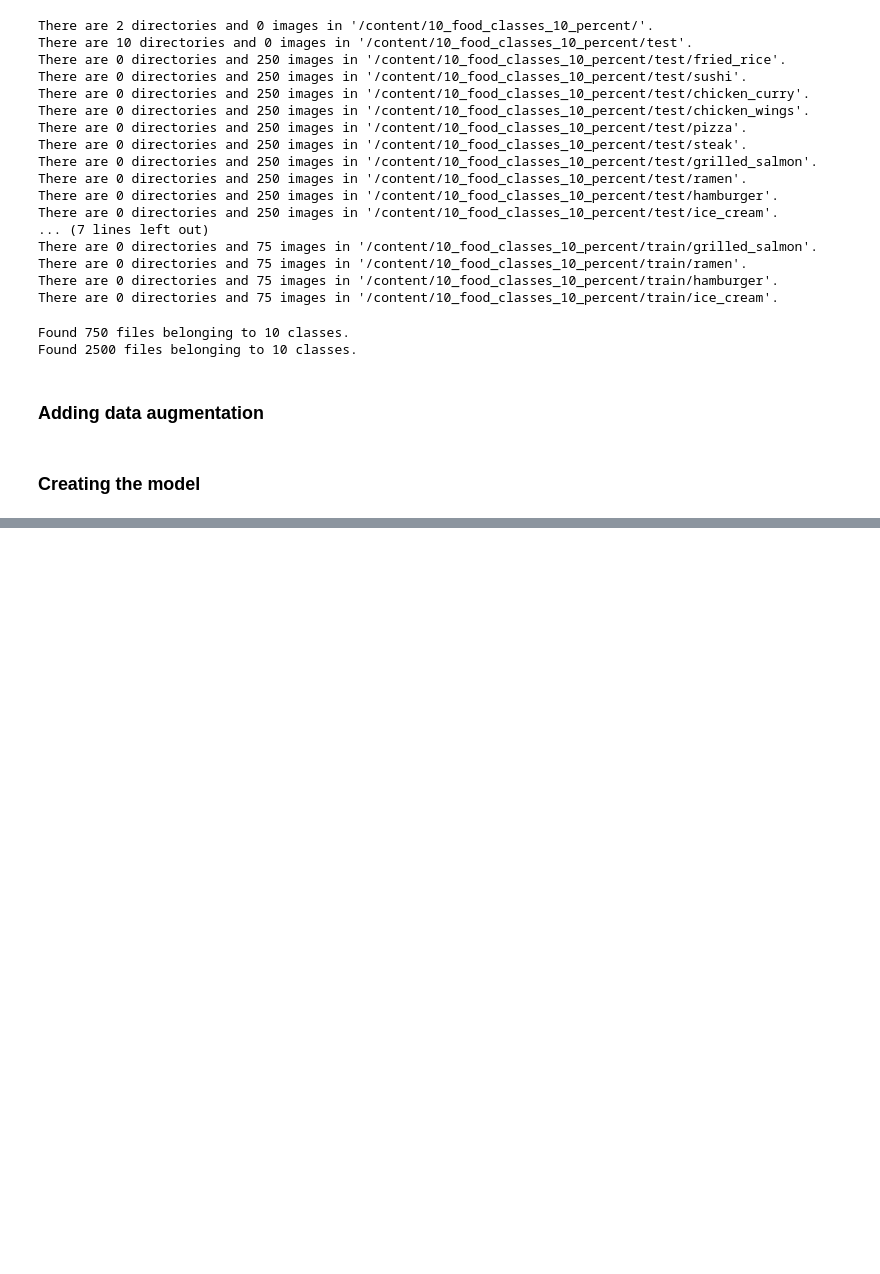
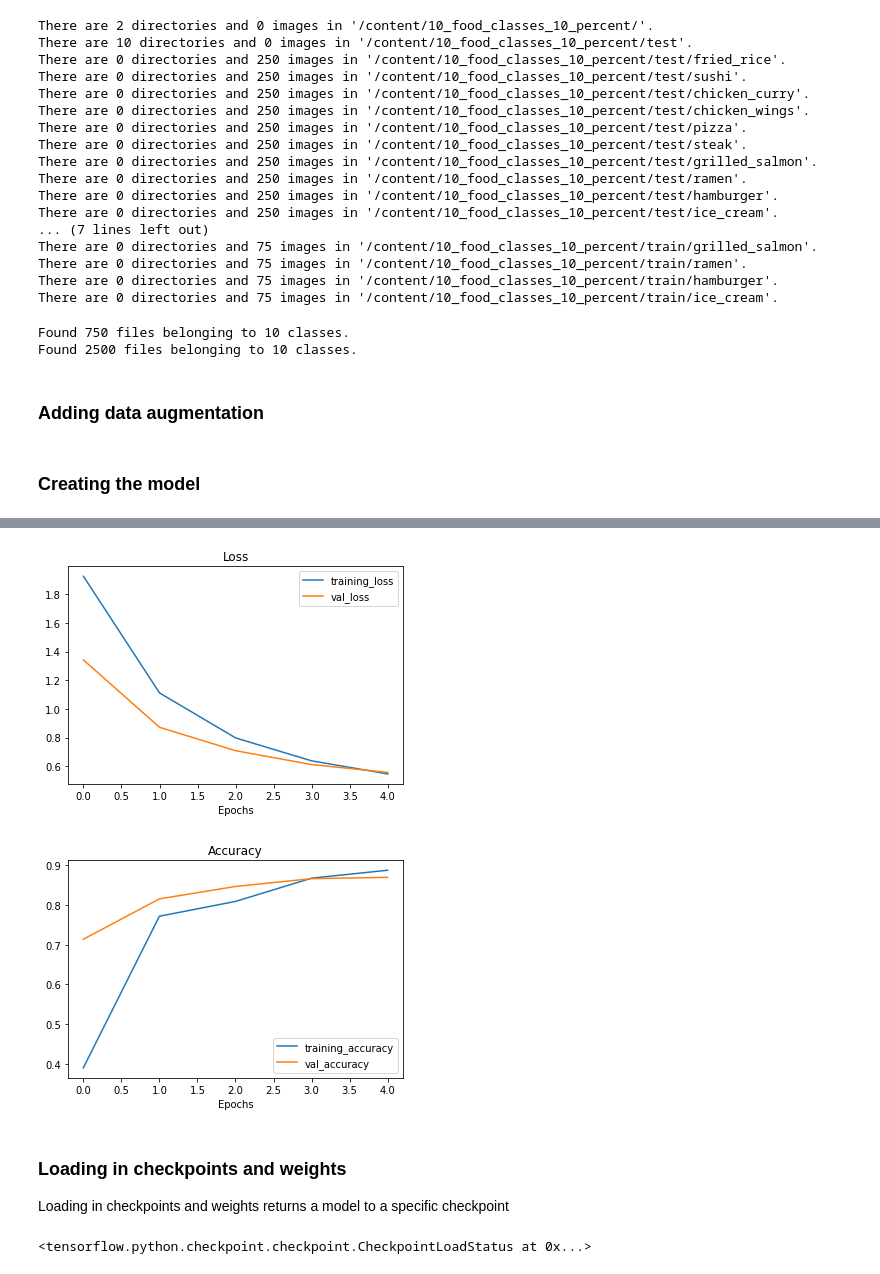
Before and after one commit to ucheokechukwu/ml_tensorflow_deeplearning, a Jupyter notebook: 04_transfer_learning_in_tensorflow_pt2_fine_tuning.ipynb, the cells around one changed output, grey strips where cells are left out. Cells and saved outputs as stored; diff of their text form; code cells hidden in the pictures; blank space fills up the shorter version.

```diff
--- a/04_transfer_learning_in_tensorflow_pt2_fine_tuning.ipynb
+++ b/04_transfer_learning_in_tensorflow_pt2_fine_tuning.ipynb
@@ -740,0 +802,14 @@ Epoch 4/5
+# %%
+plot_loss_curves(history_0)
+# %% [output]
+[figure, added]
+[figure, added]
+# %% [markdown]
+### Loading in checkpoints and weights
+Loading in checkpoints and weights returns a model to a specific checkpoint
+# %%
+# Load in saved model weights and evaluate model
+
+model_2.load_weights(checkpoint_path)
+# %% [output]
+<tensorflow.python.checkpoint.checkpoint.CheckpointLoadStatus at 0x...>
```
Also changed, not shown: parts of 48 cells of this notebook.
